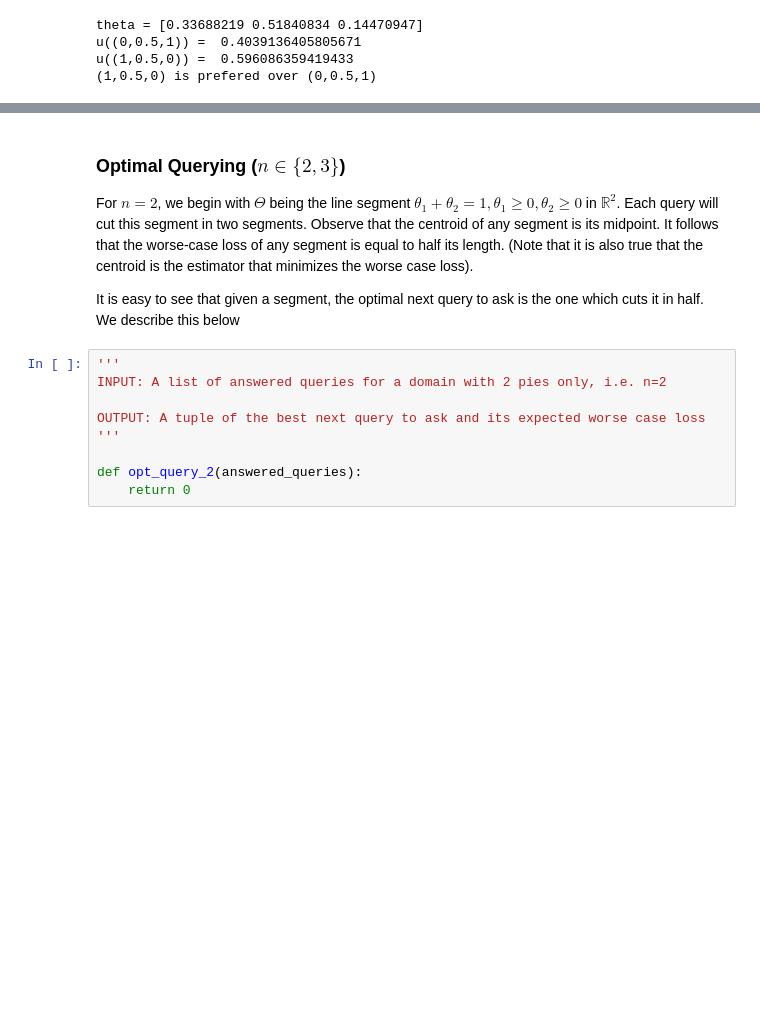
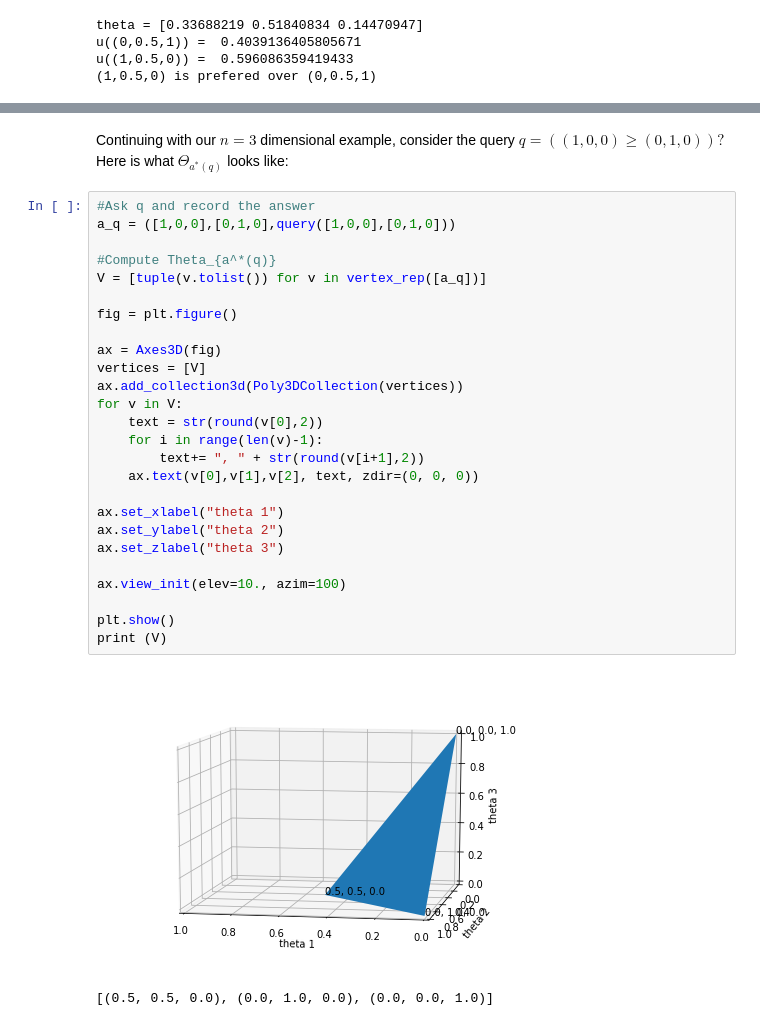
Before and after one commit to adelmag/Master-Thesis, a Jupyter notebook: Information_Based_Querying_LAD.ipynb, the cells around one changed output, grey strips where cells are left out. Cells and saved outputs as stored; diff of their text form; blank space fills up the shorter version.

```diff
--- a/Querying to Estimate - LAD.ipynb
+++ b/Information_Based_Querying_LAD.ipynb
@@ -410,15 +168,31 @@ Adding q thus gives expected worst case loss:  0.14266817838246412
-# %% [markdown]
-### Optimal Querying ($n\in \{2,3\}$)
-
-For $n=2$, we begin with $\Theta$ being the line segment $\theta_1+\theta_2 = 1, \theta_1\geq 0, \theta_2\geq 0$ in $\mathbb{R}^2$. Each query will cut this segment in two segments. Observe that the centroid of any segment is its midpoint. It follows that the worse-case loss of any segment is equal to half its length. (Note that it is also true that the centroid is the estimator that minimizes the worse case loss).
-
-It is easy to see that given a segment, the optimal next query to ask is the one which cuts it in half. We describe this below
-# %%
-'''
-INPUT: A list of answered queries for a domain with 2 pies only, i.e. n=2
-
-OUTPUT: A tuple of the best next query to ask and its expected worse case loss
-'''
-
-def opt_query_2(answered_queries):
-    return 0
+# %% [markdown]
+Continuing with our $n=3$ dimensional example, consider the query $q=((1,0,0)\geq (0,1,0))?$ Here is what $\Theta_{a^*(q)}$ looks like:
+# %%
+#Ask q and record the answer
+a_q = ([1,0,0],[0,1,0],query([1,0,0],[0,1,0]))
+
+#Compute Theta_{a^*(q)}
+V = [tuple(v.tolist()) for v in vertex_rep([a_q])]
+
+fig = plt.figure()
+
+ax = Axes3D(fig)
+vertices = [V]
+ax.add_collection3d(Poly3DCollection(vertices))
+for v in V:
+    text = str(round(v[0],2))
+    for i in range(len(v)-1):
+        text+= ", " + str(round(v[i+1],2))
+    ax.text(v[0],v[1],v[2], text, zdir=(0, 0, 0))
+
+ax.set_xlabel("theta 1")
+ax.set_ylabel("theta 2")
+ax.set_zlabel("theta 3")
+
+ax.view_init(elev=10., azim=100)
+
+plt.show()
+print (V)
+# %% [output]
+[figure, added]
+[(0.5, 0.5, 0.0), (0.0, 1.0, 0.0), (0.0, 0.0, 1.0)]
```
Also changed, not shown: parts of 25 cells of this notebook, 1 other file.
